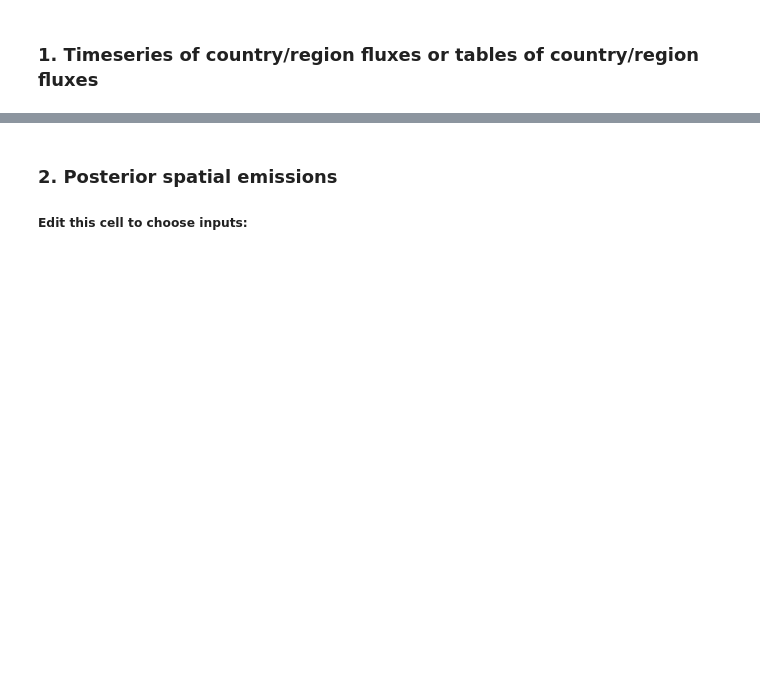
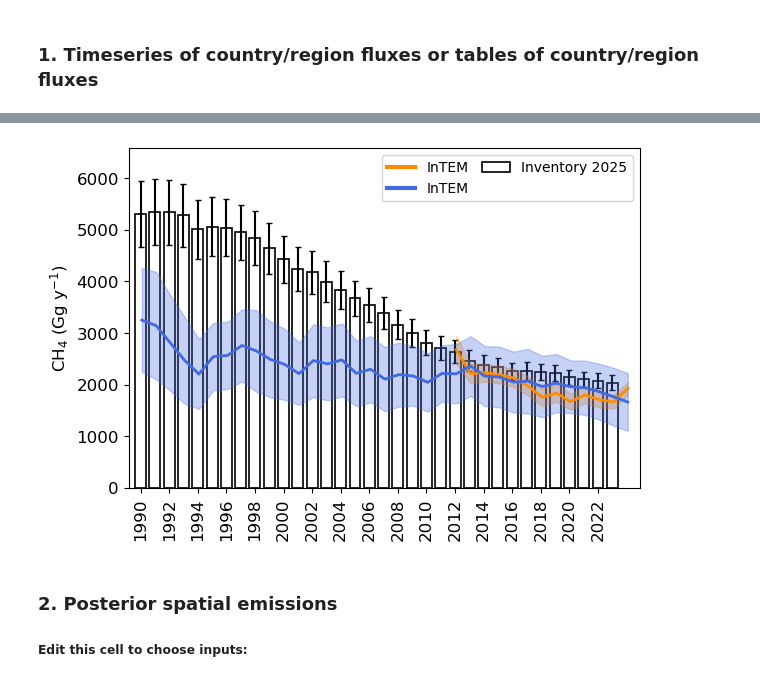
Before and after one commit to openghg/fluxie, a Jupyter notebook: PARIS_inversion_results_NISC.ipynb, the cells around one changed output, grey strips where cells are left out. Drawn from its saved outputs; the diff is of its cells as text; code cells hidden in the pictures; blank space fills up the shorter version.

Commit message:
modularised more of the code, tidied up sector level plotting and made plot colour choices easier

```diff
--- a/PARIS_inversion_results_NISC.ipynb
+++ b/PARIS_inversion_results_NISC.ipynb
@@ -121,11 +78,11 @@ NOTE: If plotting units or scales look odd, edit species_info.json to fix this.
 #species_all = ['hfc4310mee','hfc245fa','hfc227ea','pfc218','pfc318','pfc116','cf4','nf3]
 #species_all = ['all_hfc','all_pfc']
 #species_all = ['ch4','n2o','sf6']
-species_all = ['sf6']
-regions = ['UK','NW_EU2']
+species_all = ['ch4']
+regions = ['UK']#,'NW_EU2']
 
-save = True
-create_figure_or_table = 'table'
+save = False
+create_figure_or_table = 'figure'
 plot_all_devolved_nations = False
 ###################################
 
@@ -147,11 +104,9 @@ for species in species_all:
         scale_co2eq = False
 
     output_path = f'/home/users/intem_ghg/NID_2025/final_plots/{species}_country_flux{regions_txt}.png'
-    #output_path = f'/home/users/intem_ghg/NID_2025/final_plots/timeseries_combined_PFC.png'
+    output_path_table = f'/home/users/intem_ghg/NID_2025/final_tables/{species}_country_flux_table_UK_sectors'
 
-    output_path_table = f'/home/users/intem_ghg/NID_2025/final_tables/{species}_country_flux_table_all_TEST'
-
-    if any(name in species for name in list(species_start_dates.keys())) or 'all' in species:   #catches all hfc, pfc, hfo, cfc, hcfc and CCl species
+    if any(name in species for name in f_gases) or 'all' in species:   #catches all hfc, pfc, hfo, cfc, hcfc and CCl species
         period_override = None
         if 'all' in species:
             models = ['intem']#,'intem_NIR2024']
@@ -174,16 +129,6 @@ for species in species_all:
         period_override = ['monthly','yearly']
         start_date = ['2012-01-01','1990-01-01']
 
-        #models = ['intem_NID2025','intem_NIR2024_monthly','intem_NID2025_monthly']
-        #period_override = ['yearly','monthly','monthly']
-        #models_priority = [2,1,0]
-        #start_date = ['2007-01-01','2007-01-01','2007-01-01']
-
-        #models = [f'intem_NID2025',f'intem_NIR2024']
-        #models_priority = [0,1]
-        #period_override = ['yearly','monthly']
-        #start_date = ['1990-01-01','2012-01-01']
-
         end_date = ['2025-01-01','2025-01-01','2025-01-01']
         inventory_start_date = '1990-01-01'
 
@@ -193,19 +138,8 @@ for species in species_all:
         period_override = ['monthly','yearly']
         start_date = ['2012-01-01','1990-01-01']
 
-        #models = ['intem_NID2025_n2o','intem_NIR2024_monthly','intem_NID2025_monthly']
-        #period_override = ['yearly','monthly','monthly']
-        #models_priority = [2,1,0]
-        #start_date = ['2012-01-01','2012-01-01','2012-01-01']
-
-        #models = ['intem_NID2025_n2o','intem_NID2025_monthly']
-        #models_priority = [1,0]
-        #period_override = ['yearly','monthly']
-        #start_date = ['1990-01-01','2012-01-01']
-
         end_date = ['2025-01-01','2025-01-01','2025-01-01']
-        #inventory_start_date = '1990-01-01'
-        inventory_start_date = '1990-01-01' #shortrun
+        inventory_start_date = '1990-01-01'
 
     elif species == 'sf6':
         models = ['intem_NID2025_monthly','intem_NID2025']
@@ -213,14 +147,8 @@ for species in species_all:
         models_priority = [0,1]
         start_date = ['2012-01-01','1990-01-01']
 
-        #models = ['intem_NID2025','intem_NID2025_monthly']
-        #period_override = ['yearly','monthly']
-        #models_priority = [1,0]
-        #start_date = ['2012-01-01','2012-01-01']
-
         end_date = ['2025-01-01','2025-01-01']
-        #inventory_start_date = '1990-01-01'
-        inventory_start_date = '2006-01-01' #shortrun
+        inventory_start_date = '1990-01-01'
 
     elif species == 'nf3':
         models = ['intem_NID2025','intem_NIR2024']
@@ -231,12 +159,12 @@ for species in species_all:
         inventory_start_date = '1990-01-01'
 
     ###################################
-    # updates priors in filesnames, based on the species and the species_prior dictionary above
+    # updates priors in filesnames, based on the species and species_info.json
     m_data_updated = copy.deepcopy(m_data)
     if 'hfc' in species or 'pfc' in species:
         if 'all' not in species:
             for k in m_data.keys():
-                m_data_updated[k]['filename'] = m_data[k]['filename'].replace('*',species_prior[species])
+                m_data_updated[k]['filename'] = m_data[k]['filename'].replace('*',s_data[species]['std_prior'])
 
     if type(start_date) == 'str':
         start_date = [start_date]*len(models)
@@ -259,8 +187,6 @@ for species in species_all:
             ds_all_flux_scaled[m] = func.slice_flux({m:ds_all_flux[m]},start_date[i],end_date[i],s_data,scale_units=True,
                                                     scale_co2eq=scale_co2eq,species=species)[m]
 
-    model_colors = func.set_model_colors_2(models,m_colors)
-
     ###################################
     ### edit variables in this block
     plot_inventory = True
@@ -280,19 +206,18 @@ for species in species_all:
     nid_style_plot = True
     seasonal_mean = False               # If True, plots the average flux from each month, instead of the usual flux timeseries
     plot_prior = [False] * len(models)  #if True, plots prior mean as a dashed line for all models, if list of [True,False] only plots prior for selected models
+
     ###################################
     ### edit variables in this block
     ### set rolling_mean to [3] for 1-year to 3-year averaging
     ### or set resample to ['year'] for monthly to yearly averaging
     if species in ['ch4','sf6']:
-        resample = ['year',None]#,'year']        #List of values, one for each model. If None, no resample is done. Else resample the data to the given period (options 'year' and 'season' for yearly and seasonal averages)
-        rolling_mean = [None,3]#,None]         #If None, does not average results. If set to a number or a list of numbers, a rolling mean will be applied over this many periods (e.g. 3)
-        #resample = [None,None]
-        #rolling_mean = [None,None]
+        resample = ['year',None]        #List of values, one for each model. If None, no resample is done. Else resample the data to the given period (options 'year' and 'season' for yearly and seasonal averages)
+        rolling_mean = [None,3]         #If None, does not average results. If set to a number or a list of numbers, a rolling mean will be applied over this many periods (e.g. 3)
 
     elif species == 'n2o':
-        resample = ['year',None]#,'year']        #List of values, one for each model. If None, no resample is done. Else resample the data to the given period (options 'year' and 'season' for yearly and seasonal averages)
-        rolling_mean = [None,3]#,None]         #If None, does not average results. If set to a number or a list of numbers, a rolling mean will be applied over this many periods (e.g. 3)
+        resample = ['year',None]        #List of values, one for each model. If None, no resample is done. Else resample the data to the given period (options 'year' and 'season' for yearly and seasonal averages)
+        rolling_mean = [None,3]        #If None, does not average results. If set to a number or a list of numbers, a rolling mean will be applied over this many periods (e.g. 3)
     else:
         resample = [None]*len(models)
         rolling_mean = [3]*len(models)
@@ -303,7 +228,7 @@ for species in species_all:
         if plot_all_devolved_nations == True:
             print('Creating one plot with all devolved nations...')
             fig = func.plot_country_flux_devolved_nations(ds_all_flux_scaled,species,regions,
-                                                        s_data,m_data,model_colors,
+                                                        s_data,m_data,
                                                         start_date,end_date,ppt_mode=ppt_mode,
                                                         scale_co2eq=scale_co2eq,
                                                         plot_inventory=True,inventory_years=inventory_years,
@@ -319,7 +244,7 @@ for species in species_all:
                                                         nid_style_plot=nid_style_plot,rolling_mean=rolling_mean)
         else:
             fig = func.plot_country_flux(ds_all_flux_scaled,species,regions,
-                                    s_data,m_data,model_colors,start_date,end_date,ppt_mode,scale_co2eq,
+                                    s_data,m_data,start_date,end_date,ppt_mode,scale_co2eq,
                                     plot_inventory,inventory_years,data_dir,fix_y_axes,plot_prior,
                                     add_prior_unc,set_global_leg,country_codes_as_titles=country_codes_as_titles,
                                     skip_country_title=skip_country_title,
@@ -364,3 +289,4 @@ Table saved to /home/users/intem_ghg/NID_2025/final_tables/sf6_country_flux_tabl
+[figure, added]
 # %% [markdown]
 ### 2. Posterior spatial emissions
 
```
Also changed, not shown: parts of 10 cells of this notebook, 2 other files.
